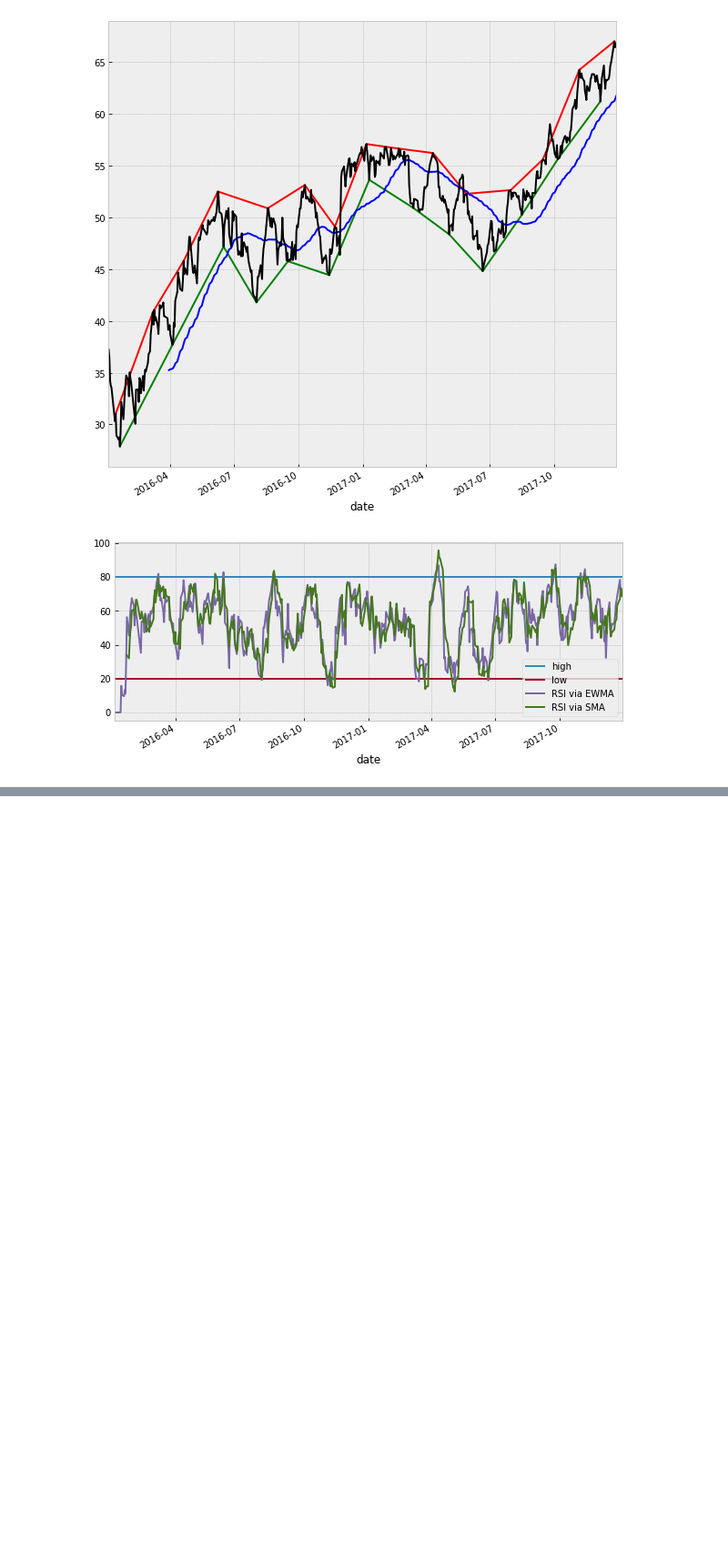
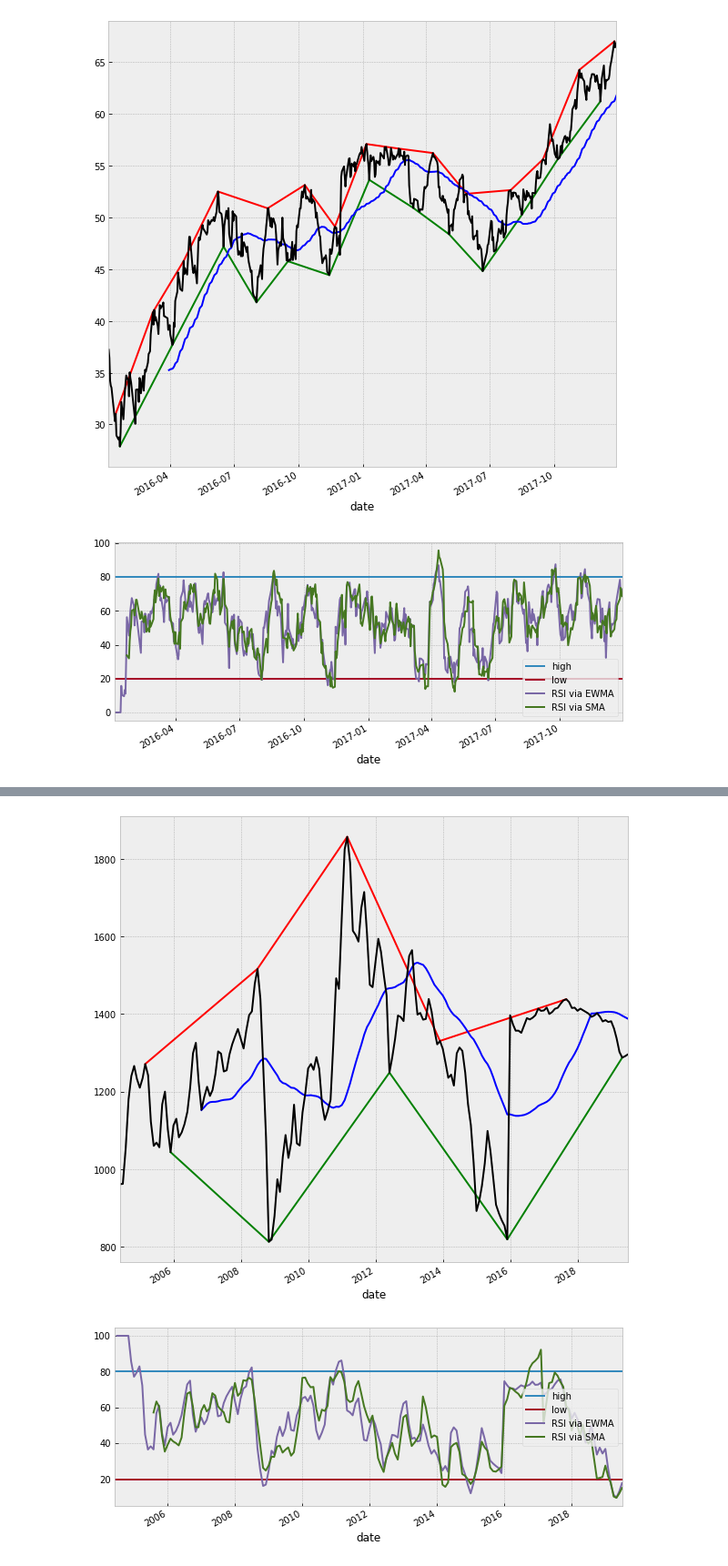
Before and after one commit to Markfryazino/sibur-challenge, a Jupyter notebook: Pet Stock Technical Analysis.ipynb, the cells around one changed output, grey strips where cells are left out. Shown at 91% size. Drawn from its saved outputs; the diff is of its cells as text; code cells hidden in the pictures; blank space fills up the shorter version.

```diff
--- a/Pet Stock Technical Analysis.ipynb
+++ b/Pet Stock Technical Analysis.ipynb
@@ -384,0 +415,11 @@ analysis(daily['brent_close']['2016':'2017'], 60, 30, 14)
+# %%
+def batch(data_x, data_y, size):
+    assert size[1] <= len(data_x) - n_out
+    assert type(size) == tuple
+    assert len(size) == 2
+
+    indexes = np.array([(lambda start_id:
+           np.arange(start_id, start_id + size[1] + n_out))(np.random.randint(0, len(data_x)-size[1]-n_out)) for i in range(size[0])])
+
+    indexes[:, :size[1]]
+    return data_x[indexes[:, :size[1]]], data_y[indexes[:, size[1]:]].reshape((size[0], n_out))
@@ -384,0 +430,12 @@ analysis(daily['brent_close']['2016':'2017'], 60, 30, 14)
+# %%
+len_epochs = 50
+batch_size = 32
+
+for epoch in range(len_epochs):
+
+    x_batch, y_batch = batch(
+        x.values.astype('float32'),
+        y.values.astype('float32'), (batch_size, n_steps_in)
+    )
+
+    model.fit(x_batch, y_batch, validation_split=0.1, epochs=10)
@@ -384,0 +461,13 @@ analysis(daily['brent_close']['2016':'2017'], 60, 30, 14)
+# %%
+# UNFINISHED
+x_start = train_target[-n_steps_in:].join(daily).join(weekly).ffill(axis=0)[::-1].ffill(axis=0)[::-1]
+out_start = model(x_start.values.reshape(1, n_steps_in, len(x_start.columns))).numpy()
+
+for i in range(len(test_target)):
+    added = pd.concat(train_target[-n_steps_in:], out_start)
+
+    (train_target.join(daily).join(weekly)).ffill(axis=0)[::-1].ffill(axis=0)[::-1]
+    x = n_steps_in
+# %%
+a = test_target.copy()
+a['pet'] = model(x.values[-n_steps_in:].reshape((1, n_steps_in, n_classes))).numpy()[0]
@@ -384,0 +480,5 @@ analysis(daily['brent_close']['2016':'2017'], 60, 30, 14)
+# %%
+analysis(pd.concat([train_target, a]), 30, 30, 14)
+# %% [output]
+[figure, added]
+[figure, added]
```
Also changed, not shown: parts of 12 cells of this notebook.
